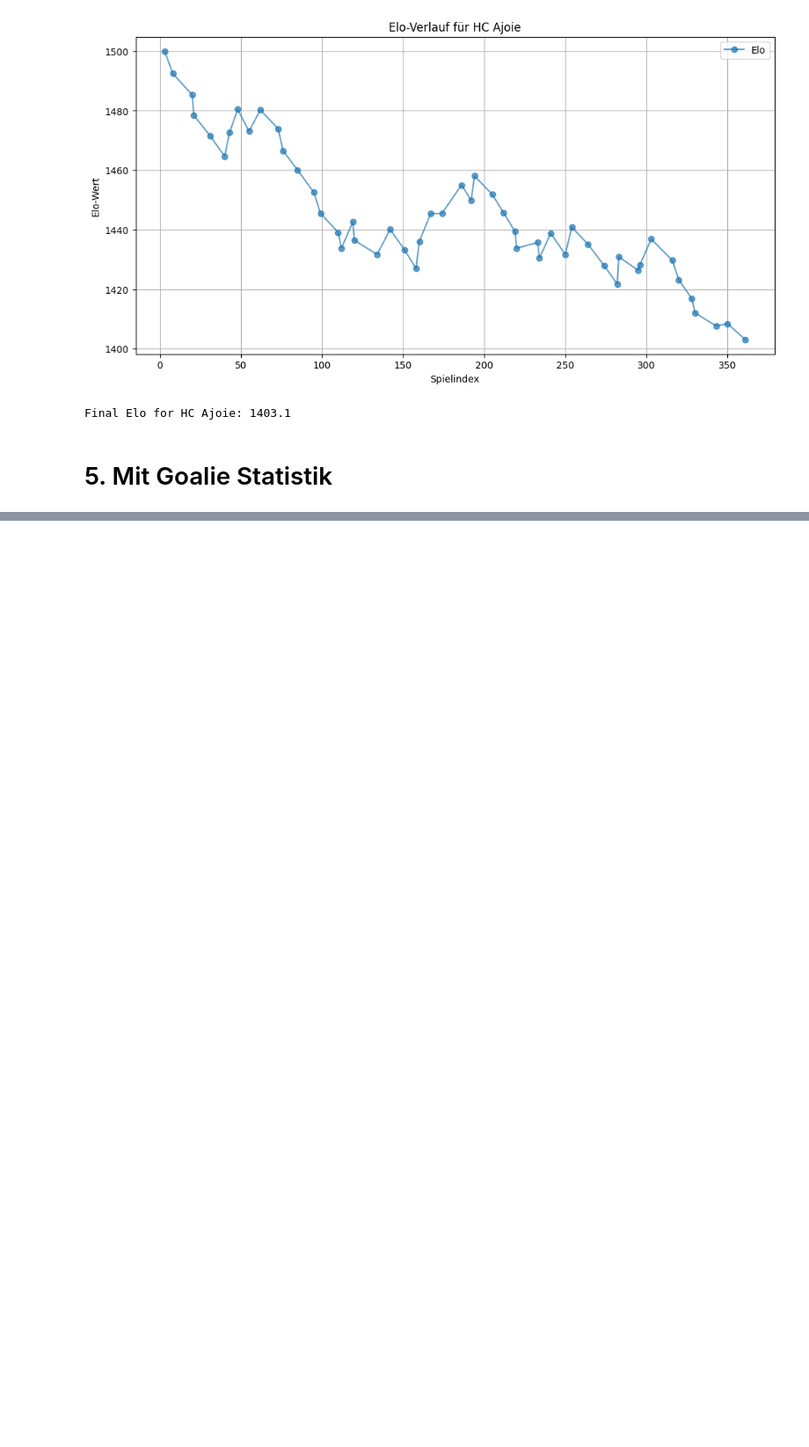
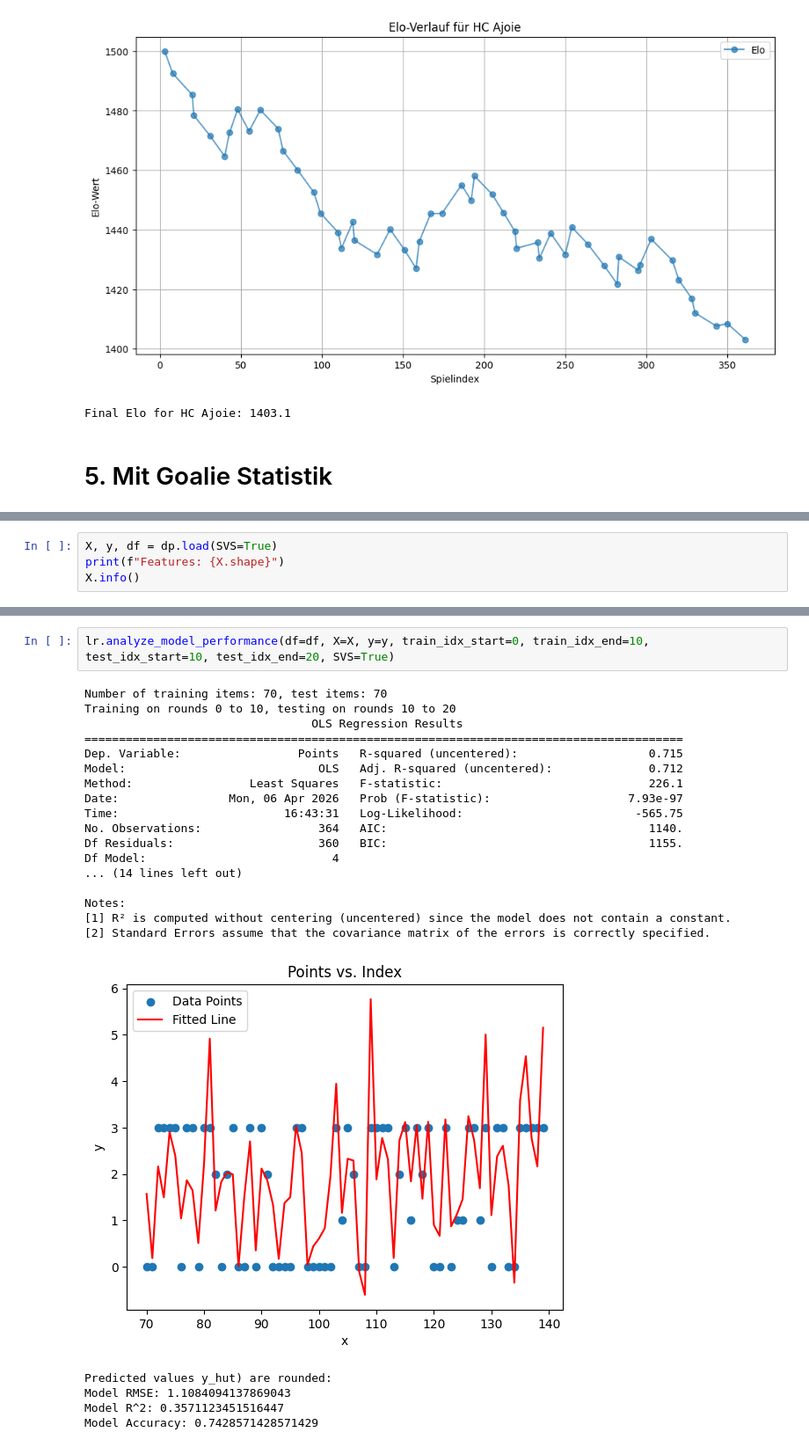
Before and after one commit to gagnauxl/hockey_prediction, a Jupyter notebook: src/hockey-prediction.ipynb, the cells around one changed output, grey strips where cells are left out. Shown at 88% size. Saved outputs shown, nothing was run; the diff lists cells and outputs as text; blank space fills up the shorter version.

```diff
--- a/src/hockey-prediction.ipynb
+++ b/src/hockey-prediction.ipynb
@@ -222,0 +211,4 @@ TOI totalEiszeit total
+# %%
+X, y, df = dp.load(SVS=True)
+print(f"Features: {X.shape}")
+X.info()
@@ -222,0 +228,25 @@ TOI totalEiszeit total
+# %%
+lr.analyze_model_performance(df=df, X=X, y=y, train_idx_start=0, train_idx_end=10, test_idx_start=10, test_idx_end=20, SVS=True)
+# %% [output]
+Number of training items: 70, test items: 70
+Training on rounds 0 to 10, testing on rounds 10 to 20
+                                 OLS Regression Results
+=======================================================================================
+Dep. Variable:                 Points   R-squared (uncentered):                   0.715
+Model:                            OLS   Adj. R-squared (uncentered):              0.712
+Method:                 Least Squares   F-statistic:                              226.1
+Date:                Mon, 06 Apr 2026   Prob (F-statistic):                    7.93e-97
+Time:                        16:43:31   Log-Likelihood:                         -565.75
+No. Observations:                 364   AIC:                                      1140.
+Df Residuals:                     360   BIC:                                      1155.
+Df Model:                           4
+... (14 lines left out)
+
+Notes:
+[1] R² is computed without centering (uncentered) since the model does not contain a constant.
+[2] Standard Errors assume that the covariance matrix of the errors is correctly specified.
+[figure, added]
+Predicted values y_hut) are rounded:
+Model RMSE: 1.1084094137869043
+Model R^2: 0.3571123451516447
+Model Accuracy: 0.7428571428571429
```
Also changed, not shown: parts of 9 cells of this notebook, 3 other files.
